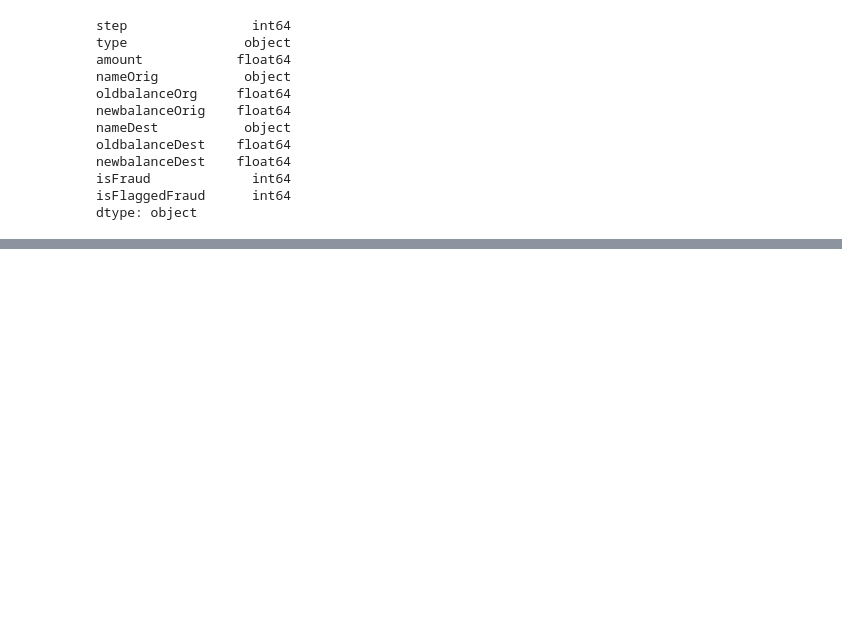
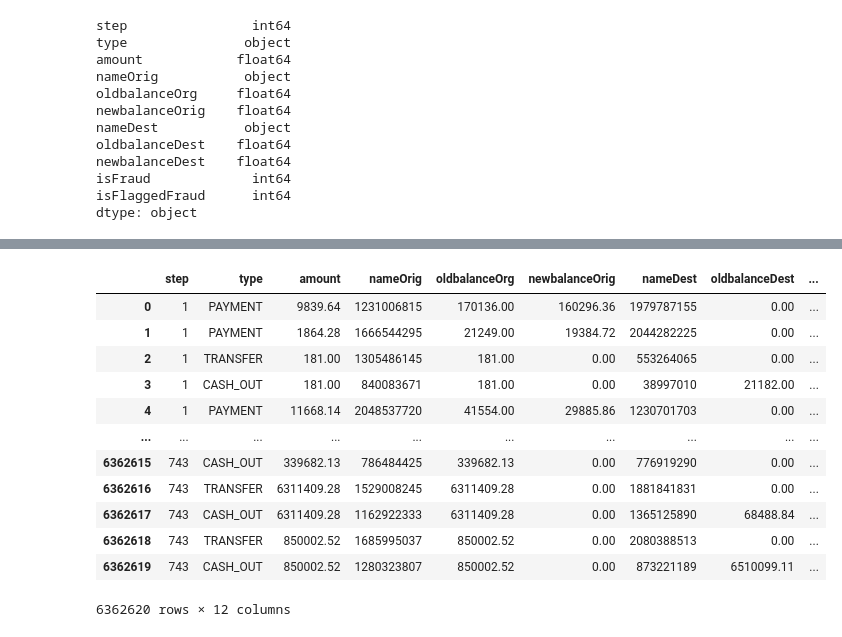
Before and after one commit to SantiagoGonzalezAchaval/aprendizaje_maquina_I, a Jupyter notebook: PrimerTp/TP_Individual.ipynb, the cells around one changed output, grey strips where cells are left out. Drawn from its saved outputs; the diff is of its cells as text; code cells hidden in the pictures; blank space fills up the shorter version.

```diff
--- a/PrimerTp/TP_Individual.ipynb
+++ b/PrimerTp/TP_Individual.ipynb
@@ -54,3 +55,6 @@ newbalanceDest    float64
 isFraud             int64
 isFlaggedFraud      int64
 dtype: object
+# %%
+df_fraude["nameOrig"]=df_fraude["nameOrig"].str[1:].astype(int)
+df_fraude["nameOrig"]
@@ -56,0 +74,5 @@ dtype: object
+# %%
+df_fraude["nameDest"]
+dummies=df_fraude["nameDest"].str[0]
+dummies=pd.get_dummies(dummies,drop_first=True,dtype=int)
+dummies
@@ -56,0 +93,18 @@ dtype: object
+# %%
+df_fraude["nameDest"]=df_fraude["nameDest"].str[1:].astype(int)
+df_fraude=pd.concat([df_fraude,dummies],axis=1)
+df_fraude
+# %% [output]
+|  | step | type | amount | nameOrig | oldbalanceOrg | newbalanceOrig | nameDest | oldbalanceDest | ... |
+| 0 | 1 | PAYMENT | 9839.64 | 1231006815 | 170136.00 | 160296.36 | 1979787155 | 0.00 | ... |
+| 1 | 1 | PAYMENT | 1864.28 | 1666544295 | 21249.00 | 19384.72 | 2044282225 | 0.00 | ... |
+| 2 | 1 | TRANSFER | 181.00 | 1305486145 | 181.00 | 0.00 | 553264065 | 0.00 | ... |
+| 3 | 1 | CASH_OUT | 181.00 | 840083671 | 181.00 | 0.00 | 38997010 | 21182.00 | ... |
+| 4 | 1 | PAYMENT | 11668.14 | 2048537720 | 41554.00 | 29885.86 | 1230701703 | 0.00 | ... |
+| ... | ... | ... | ... | ... | ... | ... | ... | ... | ... |
+| 6362615 | 743 | CASH_OUT | 339682.13 | 786484425 | 339682.13 | 0.00 | 776919290 | 0.00 | ... |
+| 6362616 | 743 | TRANSFER | 6311409.28 | 1529008245 | 6311409.28 | 0.00 | 1881841831 | 0.00 | ... |
+| 6362617 | 743 | CASH_OUT | 6311409.28 | 1162922333 | 6311409.28 | 0.00 | 1365125890 | 68488.84 | ... |
+| 6362618 | 743 | TRANSFER | 850002.52 | 1685995037 | 850002.52 | 0.00 | 2080388513 | 0.00 | ... |
+| 6362619 | 743 | CASH_OUT | 850002.52 | 1280323807 | 850002.52 | 0.00 | 873221189 | 6510099.11 | ... |
+6362620 rows × 12 columns
```
Also changed, not shown: parts of 9 cells of this notebook.
